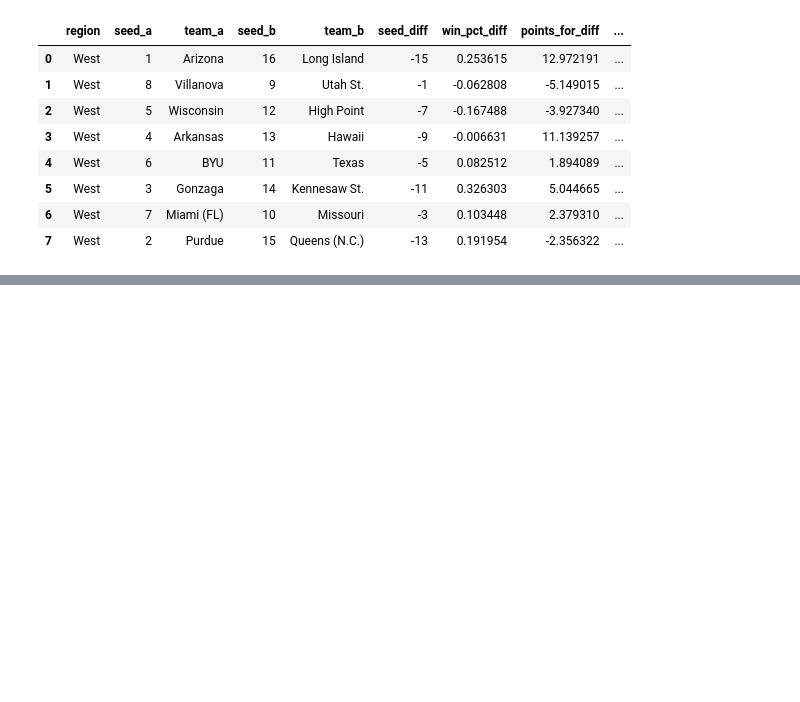
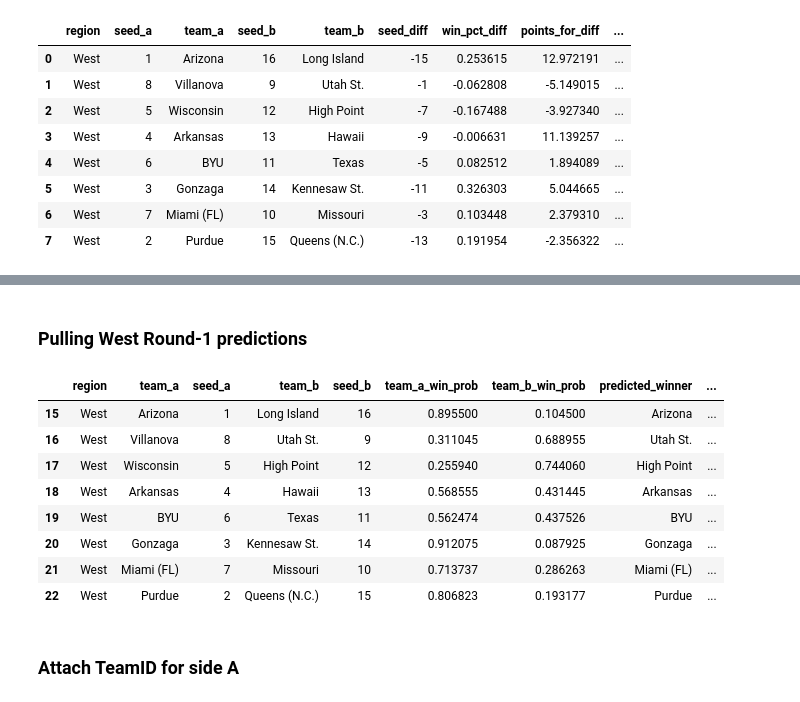
Before and after one commit to Andreachurchwell/march-madness-bracket-simulator, a Jupyter notebook: notebooks/exploration.ipynb, the cells around one changed output, grey strips where cells are left out. Cells and saved outputs as stored; diff of their text form; code cells hidden in the pictures; blank space fills up the shorter version.

```diff
--- a/notebooks/exploration.ipynb
+++ b/notebooks/exploration.ipynb
@@ -1703,0 +2183,17 @@ west_matchups
+# %% [markdown]
+### Pulling West Round-1 predictions
+# %%
+west_round1 = round1_predictions[round1_predictions["region"] == "West"].copy()
+west_round1
+# %% [output]
+|  | region | team_a | seed_a | team_b | seed_b | team_a_win_prob | team_b_win_prob | predicted_winner | ... |
+| 15 | West | Arizona | 1 | Long Island | 16 | 0.895500 | 0.104500 | Arizona | ... |
+| 16 | West | Villanova | 8 | Utah St. | 9 | 0.311045 | 0.688955 | Utah St. | ... |
+| 17 | West | Wisconsin | 5 | High Point | 12 | 0.255940 | 0.744060 | High Point | ... |
+| 18 | West | Arkansas | 4 | Hawaii | 13 | 0.568555 | 0.431445 | Arkansas | ... |
+| 19 | West | BYU | 6 | Texas | 11 | 0.562474 | 0.437526 | BYU | ... |
+| 20 | West | Gonzaga | 3 | Kennesaw St. | 14 | 0.912075 | 0.087925 | Gonzaga | ... |
+| 21 | West | Miami (FL) | 7 | Missouri | 10 | 0.713737 | 0.286263 | Miami (FL) | ... |
+| 22 | West | Purdue | 2 | Queens (N.C.) | 15 | 0.806823 | 0.193177 | Purdue | ... |
+# %% [markdown]
+### Attach TeamID for side A
```
Also changed, not shown: parts of 79 cells of this notebook.
